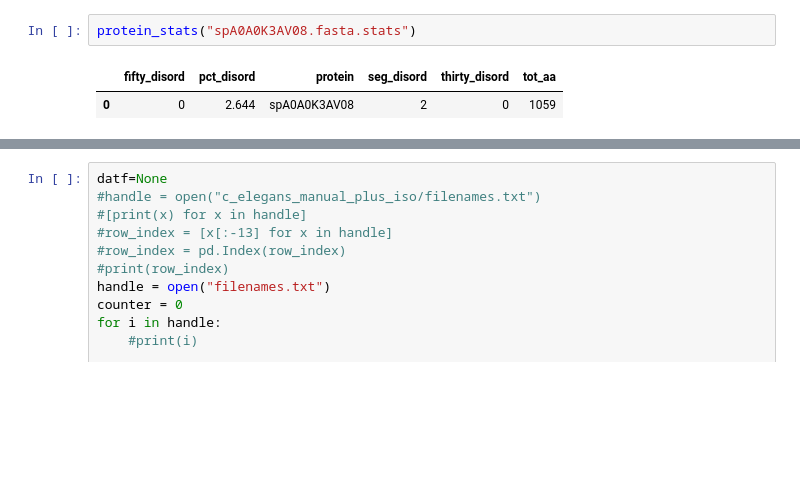
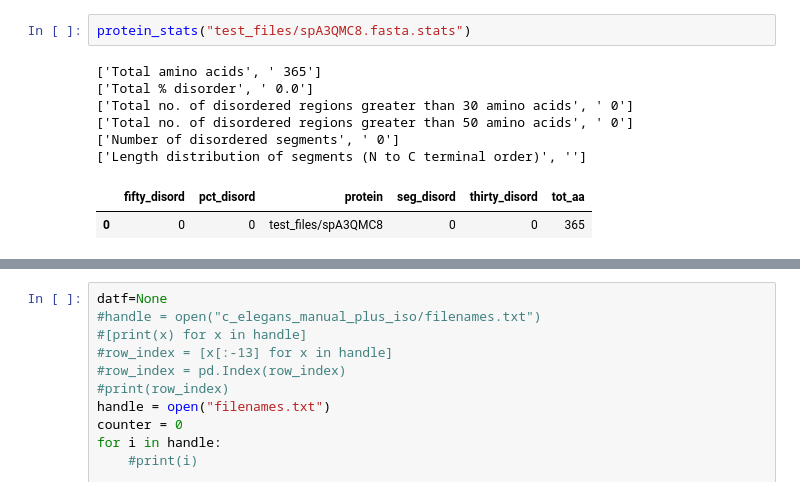
Before and after one commit to DomDellaSera/proteome_analysis, a Jupyter notebook: datamanipulation_stats.ipynb, the cells around one changed output, grey strips where cells are left out. Saved outputs shown, nothing was run; the diff lists cells and outputs as text; blank space fills up the shorter version.

```diff
--- a/datamanipulation_stats.ipynb
+++ b/datamanipulation_stats.ipynb
@@ -39,5 +93,11 @@ C:\Users\DDell\Documents\Programming\Bioinformatics\proteome_analysis_c_elegans\
 # %%
-protein_stats("spA0A0K3AV08.fasta.stats")
+protein_stats("test_files/spA3QMC8.fasta.stats")
 # %% [output]
+['Total amino acids', ' 365']
+['Total % disorder', ' 0.0']
+['Total no. of disordered regions greater than 30 amino acids', ' 0']
+['Total no. of disordered regions greater than 50 amino acids', ' 0']
+['Number of disordered segments', ' 0']
+['Length distribution of segments (N to C terminal order)', '']
 |  | fifty_disord | pct_disord | protein | seg_disord | thirty_disord | tot_aa |
-| 0 | 0 | 2.644 | spA0A0K3AV08 | 2 | 0 | 1059 |
+| 0 | 0 | 0 | test_files/spA3QMC8 | 0 | 0 | 365 |
```
Also changed, not shown: parts of 7 cells of this notebook.
